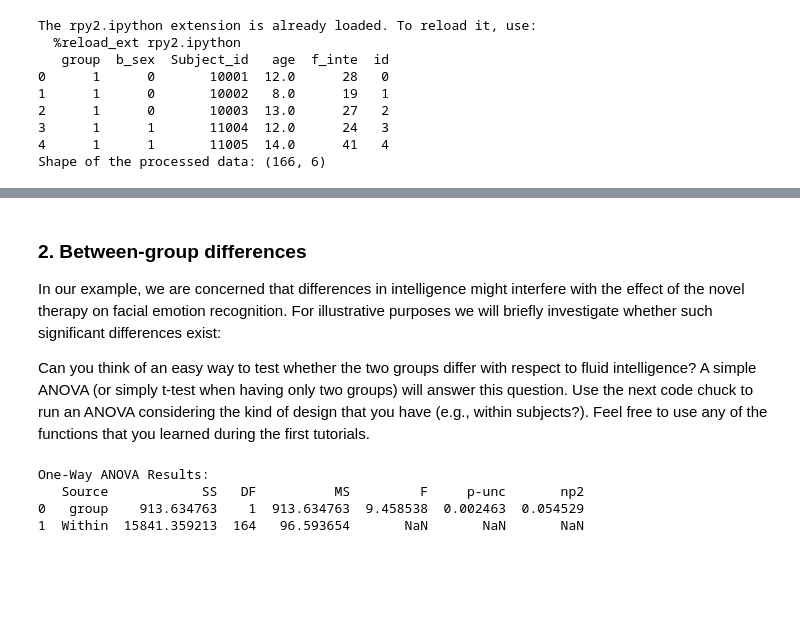
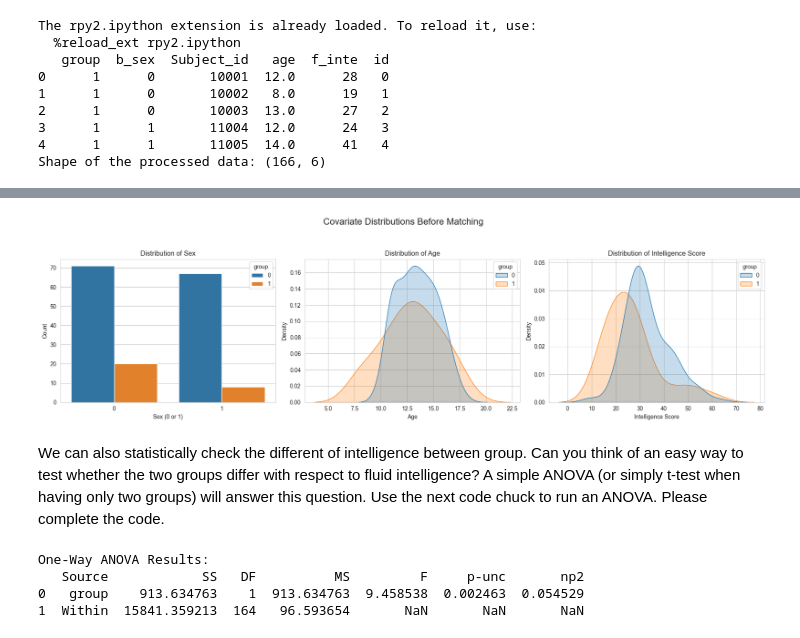
Before and after one commit to kristantodan12/psy112-ER, a Jupyter notebook: book/Seminar/PSM/2_Propensity_score_matching.ipynb, the cells around one changed output, grey strips where cells are left out. Cells and saved outputs as stored; diff of their text form; code cells hidden in the pictures; blank space fills up the shorter version.

```diff
--- a/book/Seminar/PSM/2_Propensity_score_matching.ipynb
+++ b/book/Seminar/PSM/2_Propensity_score_matching.ipynb
@@ -74,9 +80,36 @@ Shape of the processed data: (166, 6)
+# %%
+# Set a style for the plots
+sns.set_style("whitegrid")
+
+# Create a figure to hold the three subplots
+fig, axes = plt.subplots(1, 3, figsize=(18, 5))
+fig.suptitle('Covariate Distributions Before Matching', fontsize=16, y=1.02)
+
+# 1. Visualize the distribution of 'b_sex' (Binary)
+sns.countplot(ax=axes[0], data=au_data, x='.....', hue='group')
+axes[0].set_title('Distribution of Sex')
+axes[0].set_xlabel('Sex (0 or 1)')
+axes[0].set_ylabel('Count')
+
+# 2. Visualize the distribution of 'age' (Continuous)
+sns.kdeplot(ax=axes[1], data=au_data, x='.....', hue='group', fill=True, common_norm=False)
+axes[1].set_title('Distribution of Age')
+axes[1].set_xlabel('Age')
+axes[1].set_ylabel('Density')
+
+# 3. Visualize the distribution of 'f_inte' (Continuous)
+sns.kdeplot(ax=axes[2], data=au_data, x='f_inte', hue='.....', fill=True, common_norm=False)
+axes[2].set_title('Distribution of Intelligence Score')
+axes[2].set_xlabel('Intelligence Score')
+axes[2].set_ylabel('Density')
+
+# Adjust layout and show the plots
+plt.tight_layout(rect=[0, 0, 1, 0.96])
+plt.show()
+# %% [output]
+[figure, added]
 # %% [markdown]
-### 2. Between-group differences
-
-In our example, we are concerned that differences in intelligence might interfere with the effect of the novel therapy on facial emotion recognition. For illustrative purposes we will briefly investigate whether such significant differences exist:
-
-Can you think of an easy way to test whether the two groups differ with respect to fluid intelligence?
-A simple ANOVA (or simply t-test when having only two groups) will answer this question. Use the next code chuck to run an ANOVA considering the kind of design that you have (e.g., within subjects?). Feel free to use any of the functions that you learned during the first tutorials.
+We can also statistically check the different of intelligence between group. Can you think of an easy way to test whether the two groups differ with respect to fluid intelligence?
+A simple ANOVA (or simply t-test when having only two groups) will answer this question. Use the next code chuck to run an ANOVA. Please complete the code.
 # %%
 # Perform one-way ANOVA
```
Also changed, not shown: parts of 13 cells of this notebook.
